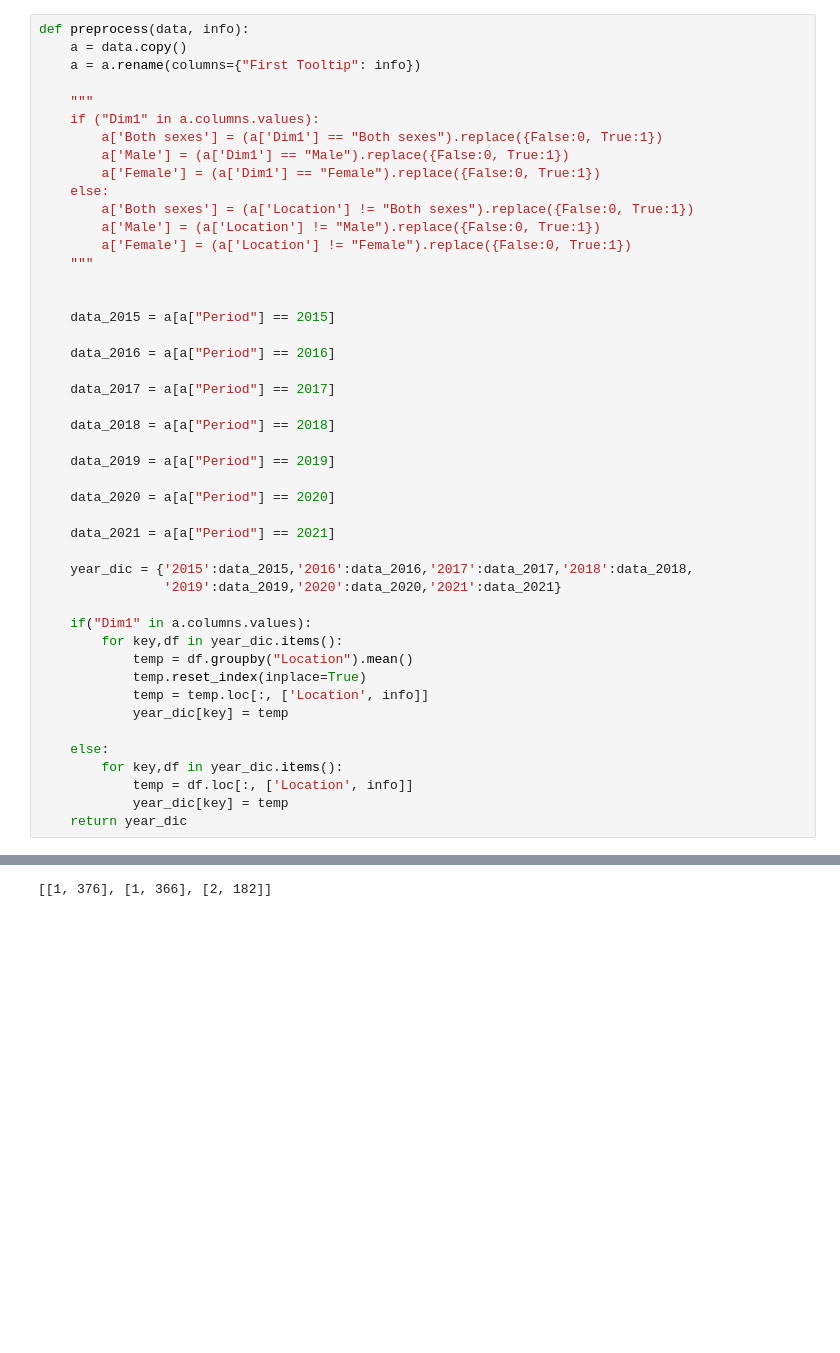
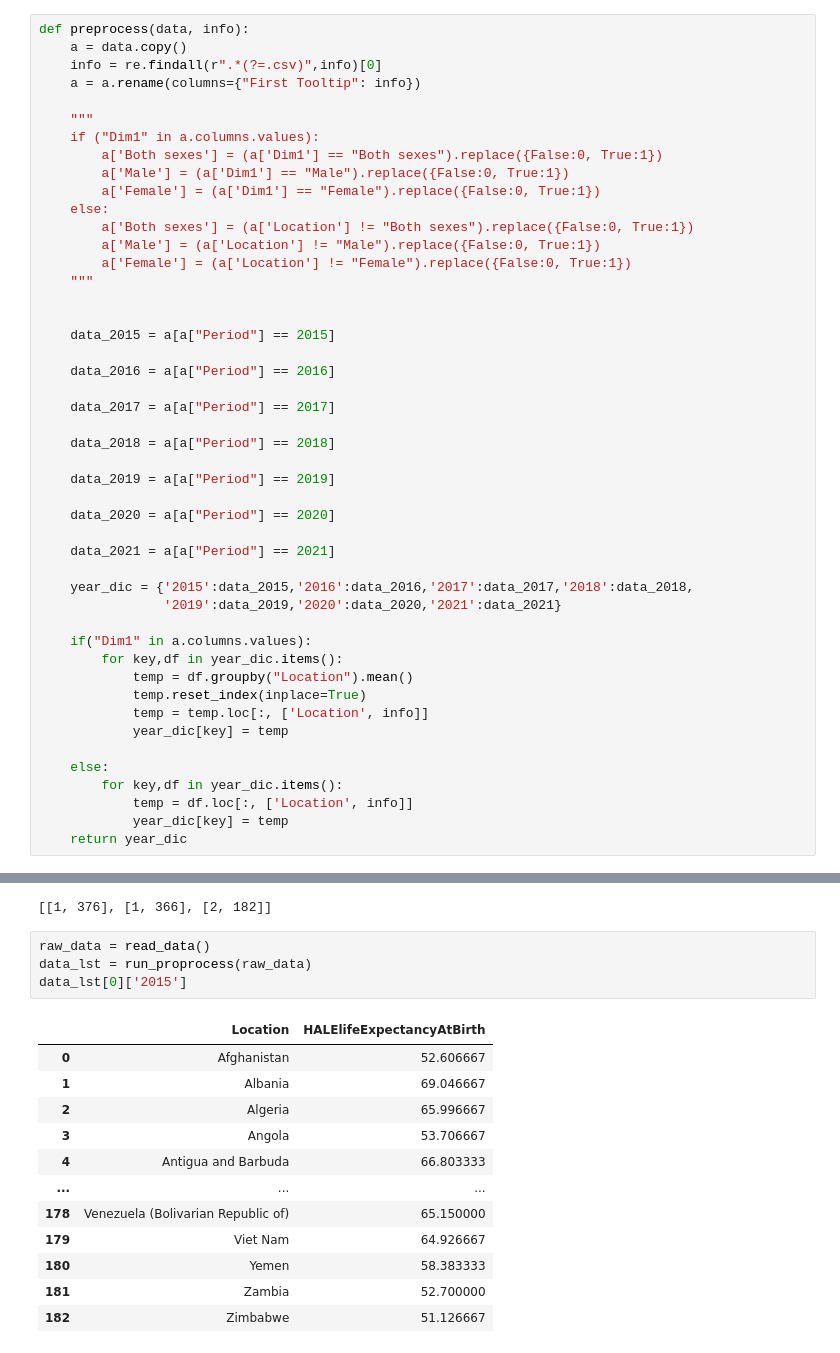
Before and after one commit to Zixu-Geng/cs216_final_project, a Jupyter notebook: Jupyter notebook/final.ipynb, the cells around one changed output, grey strips where cells are left out. Cells and saved outputs as stored; diff of their text form; blank space fills up the shorter version.

```diff
--- a/Jupyter notebook/final.ipynb
+++ b/Jupyter notebook/final.ipynb
@@ -5,6 +5,7 @@ import itertools
 # %%
 def preprocess(data, info):
     a = data.copy()
+    info = re.findall(r".*(?=.csv)",info)[0]
     a = a.rename(columns={"First Tooltip": info})
 
     """
@@ -109,3 +118,20 @@ def main():
 test
 # %% [output]
 [[1, 376], [1, 366], [2, 182]]
+# %%
+raw_data = read_data()
+data_lst = run_proprocess(raw_data)
+data_lst[0]['2015']
+# %% [output]
+|  | Location | HALElifeExpectancyAtBirth |
+| 0 | Afghanistan | 52.606667 |
+| 1 | Albania | 69.046667 |
+| 2 | Algeria | 65.996667 |
+| 3 | Angola | 53.706667 |
+| 4 | Antigua and Barbuda | 66.803333 |
+| ... | ... | ... |
+| 178 | Venezuela (Bolivarian Republic of) | 65.150000 |
+| 179 | Viet Nam | 64.926667 |
+| 180 | Yemen | 58.383333 |
+| 181 | Zambia | 52.700000 |
+| 182 | Zimbabwe | 51.126667 |
```
Also changed, not shown: parts of 10 cells of this notebook, 31 other files.
